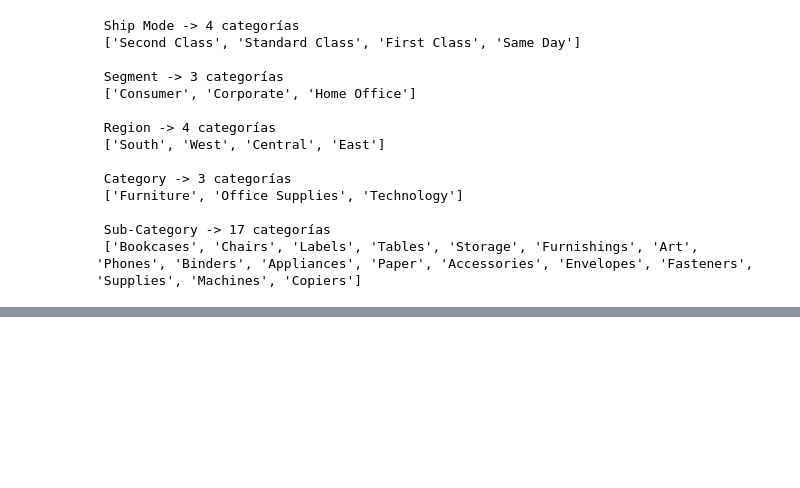
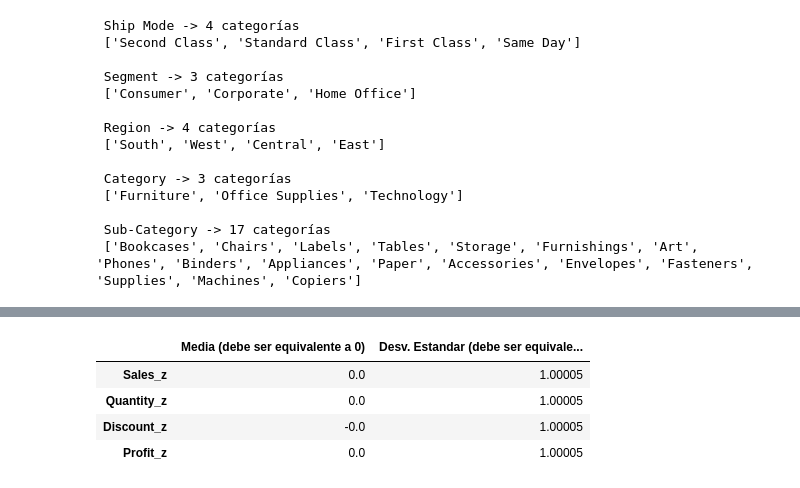
Before and after one commit to Jorge0827/MasterIA-Cohorte7, a Jupyter notebook: Modulo2/clase_1_EDA/clase_1_EDA.ipynb, the cells around one changed output, grey strips where cells are left out. Cells and saved outputs as stored; diff of their text form; code cells hidden in the pictures; blank space fills up the shorter version.

```diff
--- a/Modulo2/clase_1_EDA/clase_1_EDA.ipynb
+++ b/Modulo2/clase_1_EDA/clase_1_EDA.ipynb
@@ -128,0 +212,15 @@ Escalado de Variables:
+# %%
+#Verificación matemática de que el escalado funiconó correctamente
+
+verificacion_scaler = pd.DataFrame({
+    'Media (debe ser equivalente a 0)': df_escalado.mean().round(6),
+    'Desv. Estandar (debe ser equivalente a 1)': df_escalado.std().round(6)
+})
+
+verificacion_scaler
+# %% [output]
+|  | Media (debe ser equivalente a 0) | Desv. Estandar (debe ser equivale... |
+| Sales_z | 0.0 | 1.00005 |
+| Quantity_z | 0.0 | 1.00005 |
+| Discount_z | -0.0 | 1.00005 |
+| Profit_z | 0.0 | 1.00005 |
```
Also changed, not shown: parts of 5 cells of this notebook, 2 other files.
